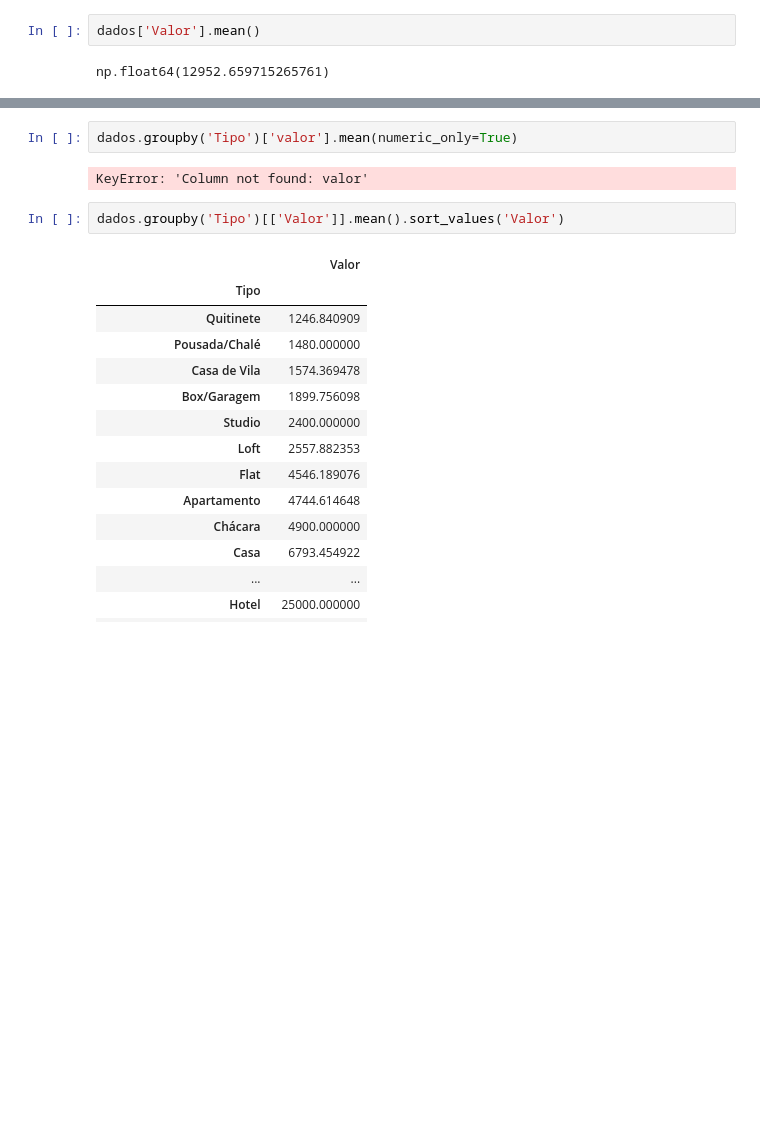
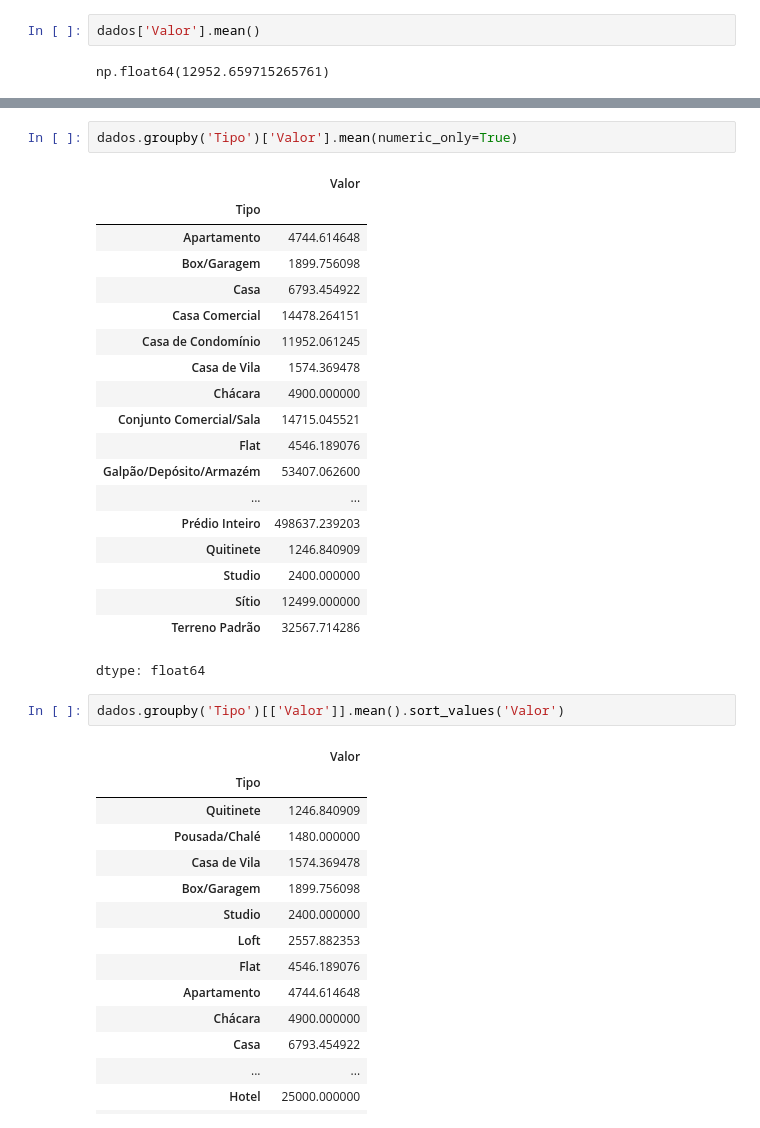
Before and after one commit to jvitoriamaria/ChallengeAluraAnalise, a Jupyter notebook: projeto_imobiliária.ipynb, the cells around one changed output, grey strips where cells are left out. Drawn from its saved outputs; the diff is of its cells as text; blank space fills up the shorter version.

```diff
--- a/projeto_imobiliária.ipynb
+++ b/projeto_imobiliária.ipynb
@@ -186,9 +186,27 @@ dados.groupby('Tipo').mean(numeric_only=True)
 | Sítio | 5.100000 | 1.000000 | 3.800000 | 15217.000000 | 12499.000000 | NaN | 5848.800000 |
 | Terreno Padrão | 0.042857 | 0.057143 | 0.000000 | 5044.814286 | 32567.714286 | 1.000000 | 5138.170732 |
 # %%
-dados.groupby('Tipo')['valor'].mean(numeric_only=True)
+dados.groupby('Tipo')['Valor'].mean(numeric_only=True)
 # %% [output]
+|  | Valor |
+| Tipo |  |
+| Apartamento | 4744.614648 |
+| Box/Garagem | 1899.756098 |
+| Casa | 6793.454922 |
+| Casa Comercial | 14478.264151 |
+| Casa de Condomínio | 11952.061245 |
+| Casa de Vila | 1574.369478 |
+| Chácara | 4900.000000 |
+| Conjunto Comercial/Sala | 14715.045521 |
+| Flat | 4546.189076 |
+| Galpão/Depósito/Armazém | 53407.062600 |
+| ... | ... |
+| Prédio Inteiro | 498637.239203 |
+| Quitinete | 1246.840909 |
+| Studio | 2400.000000 |
+| Sítio | 12499.000000 |
+| Terreno Padrão | 32567.714286 |
-KeyError: 'Column not found: valor'
+dtype: float64
 # %%
 dados.groupby('Tipo')[['Valor']].mean().sort_values('Valor')
 # %% [output]
```
